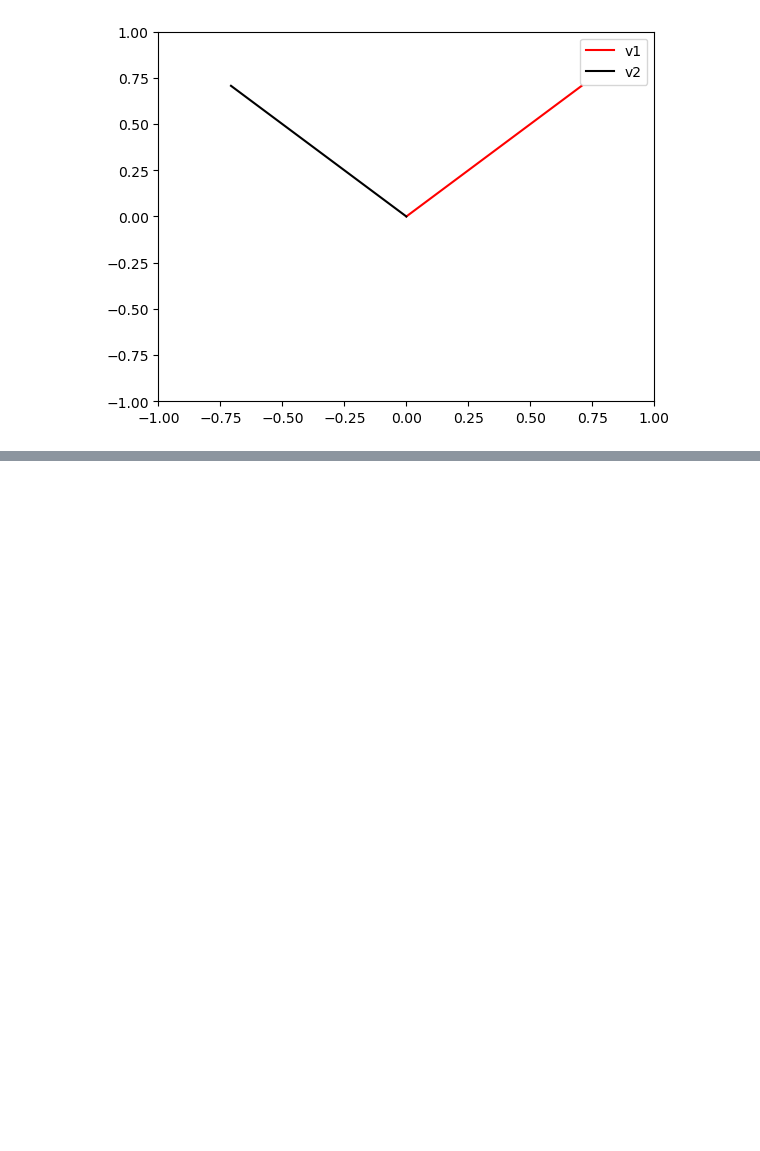
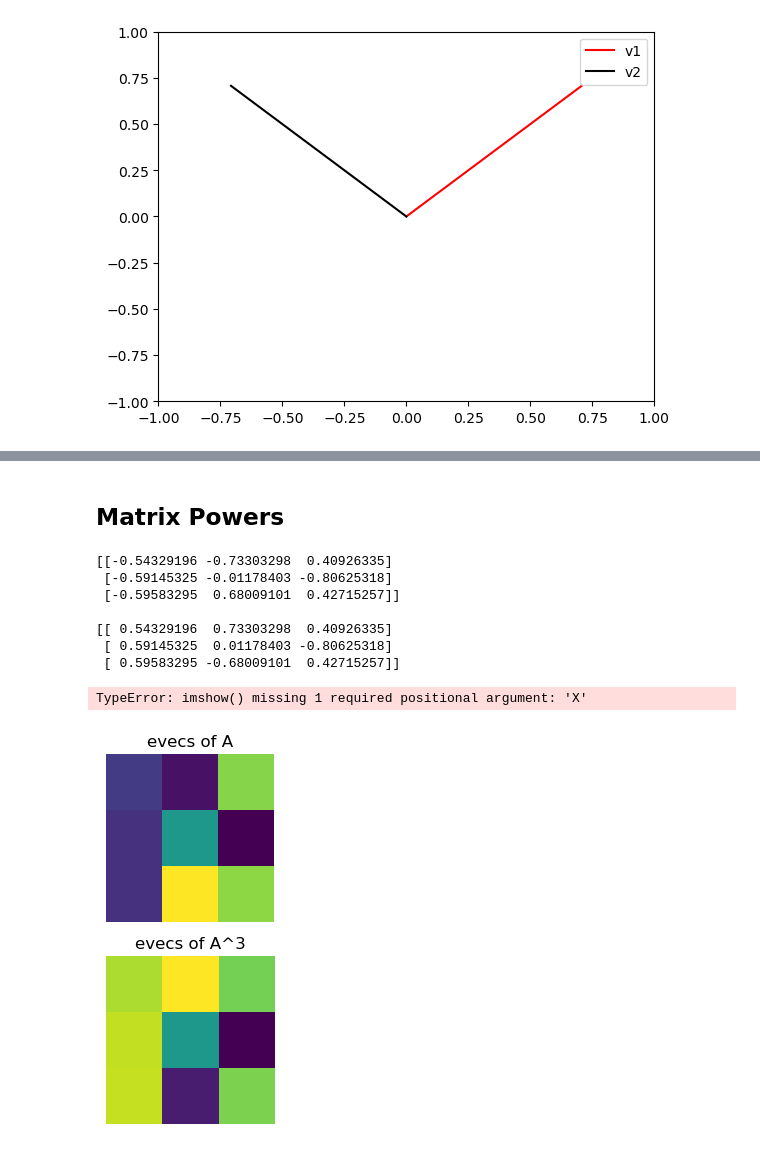
Before and after one commit to kennyow/Linear_Algebra_Course_2025, a Jupyter notebook: Eigendecomposition/Eigendecomposition.ipynb, the cells around one changed output, grey strips where cells are left out. Cells and saved outputs as stored; diff of their text form; code cells hidden in the pictures; blank space fills up the shorter version.

```diff
--- a/Eigendecomposition/Eigendecomposition.ipynb
+++ b/Eigendecomposition/Eigendecomposition.ipynb
@@ -179,0 +293,38 @@ plt.show()
+# %% [markdown]
+## Matrix Powers
+# %%
+# eigenvalues of A and A^3
+
+#create a symmetric matrix
+A = np.random.rand(3,3)
+A = A@A.T
+
+D, V = np.linalg.eig(A)
+D3, V3 = np.linalg.eig(A@A@A)
+
+print(V), print(' ')
+print(V3)
+
+plt.subplot(221)
+plt.imshow(V)
+plt.axis('off')
+plt.title('evecs of A')
+
+plt.subplot(223)
+plt.imshow(V3)
+plt.axis('off')
+plt.title('evecs of A^3')
+
+plt.imshow()
+
+#show the same matrices but with different signs
+# %% [output]
+[[-0.54329196 -0.73303298  0.40926335]
+ [-0.59145325 -0.01178403 -0.80625318]
+ [-0.59583295  0.68009101  0.42715257]]
+
+[[ 0.54329196  0.73303298  0.40926335]
+ [ 0.59145325  0.01178403 -0.80625318]
+ [ 0.59583295 -0.68009101  0.42715257]]
+TypeError: imshow() missing 1 required positional argument: 'X'
+[figure, added]
```
Also changed, not shown: parts of 16 cells of this notebook.
